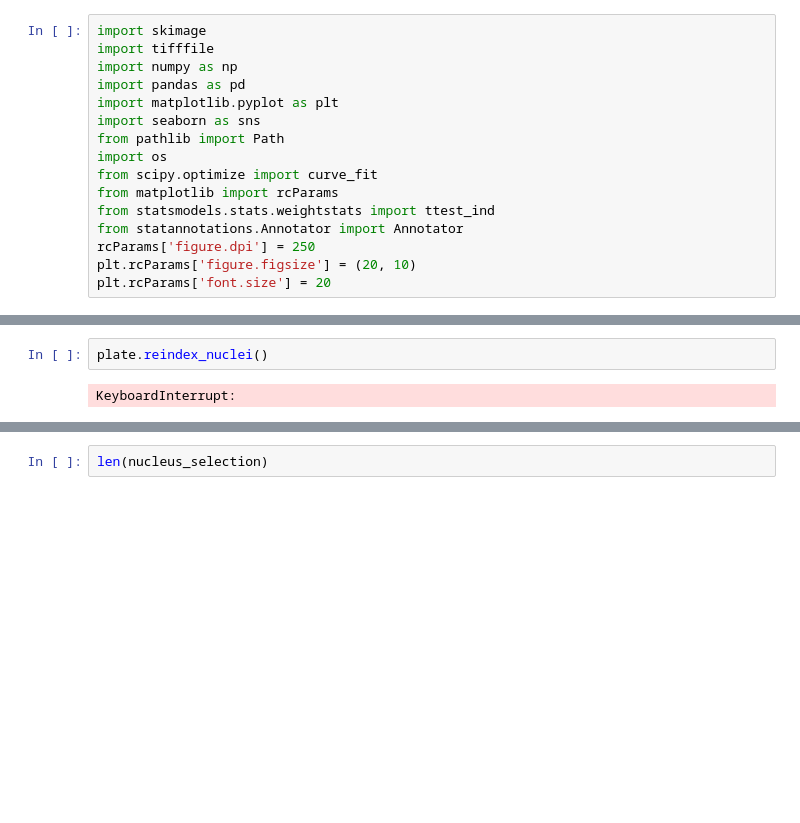
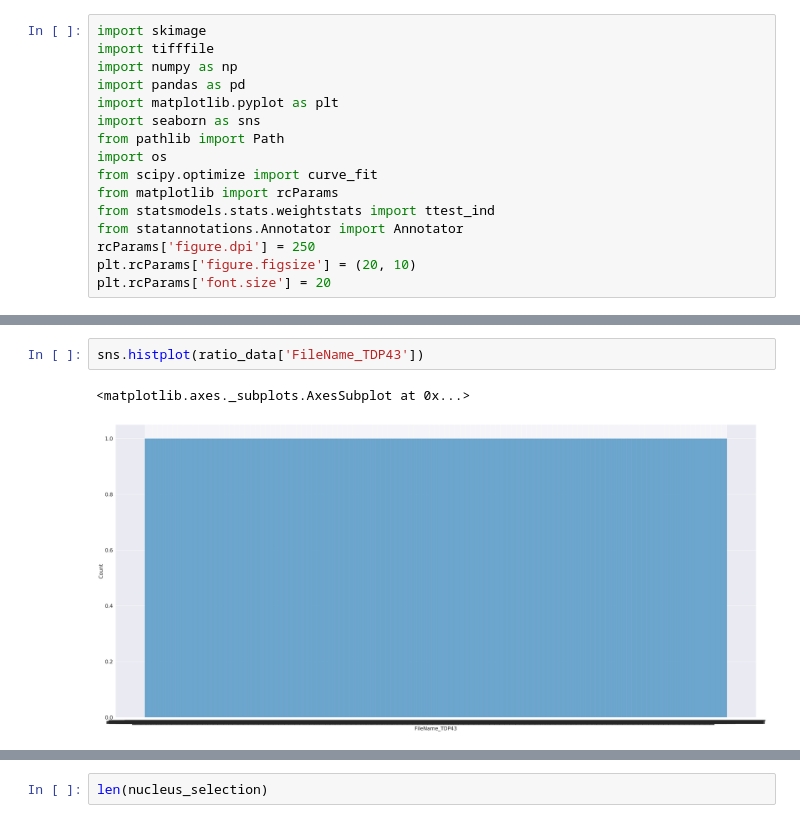
Before and after one commit to nmra-abarthmaron/cell-imaging, a Jupyter notebook: process/notebooks/2023-03-28_TDP43_cellpose.ipynb, the cells around one changed output, grey strips where cells are left out. Saved outputs shown, nothing was run; the diff lists cells and outputs as text; blank space fills up the shorter version.

```diff
--- a/process/notebooks/2023-03-28_TDP43_cellpose.ipynb
+++ b/process/notebooks/2023-03-28_TDP43_cellpose.ipynb
@@ -231,4 +541,5 @@ TypeError: reindex_nuclei() missing 1 required positional argument: 'self'
-# %%
-plate.reindex_nuclei()
-# %% [output]
-KeyboardInterrupt:
+# %%
+sns.histplot(ratio_data['FileName_TDP43'])
+# %% [output]
+<matplotlib.axes._subplots.AxesSubplot at 0x...>
+[figure, added]
```
Also changed, not shown: parts of 26 cells of this notebook, 9 other files.
